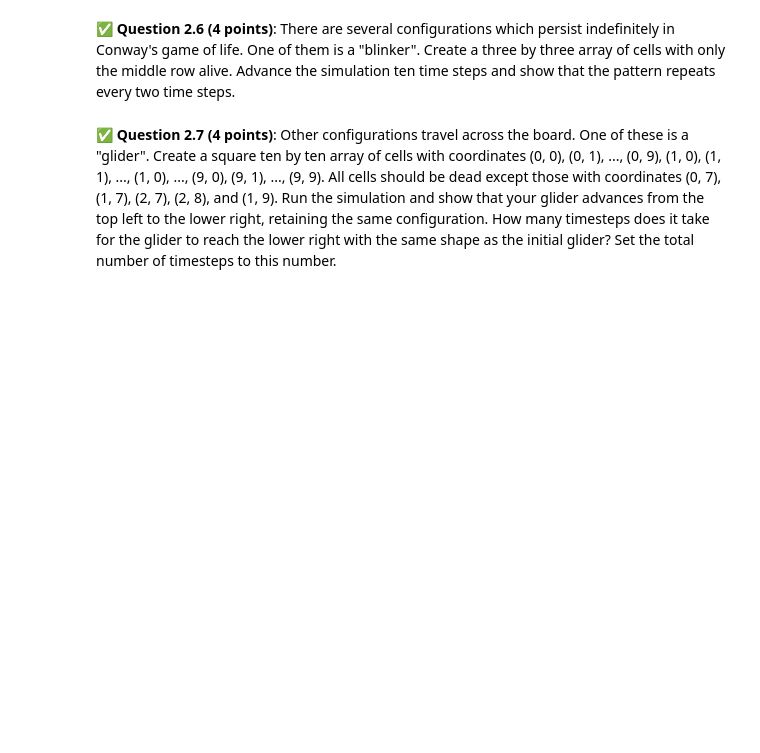
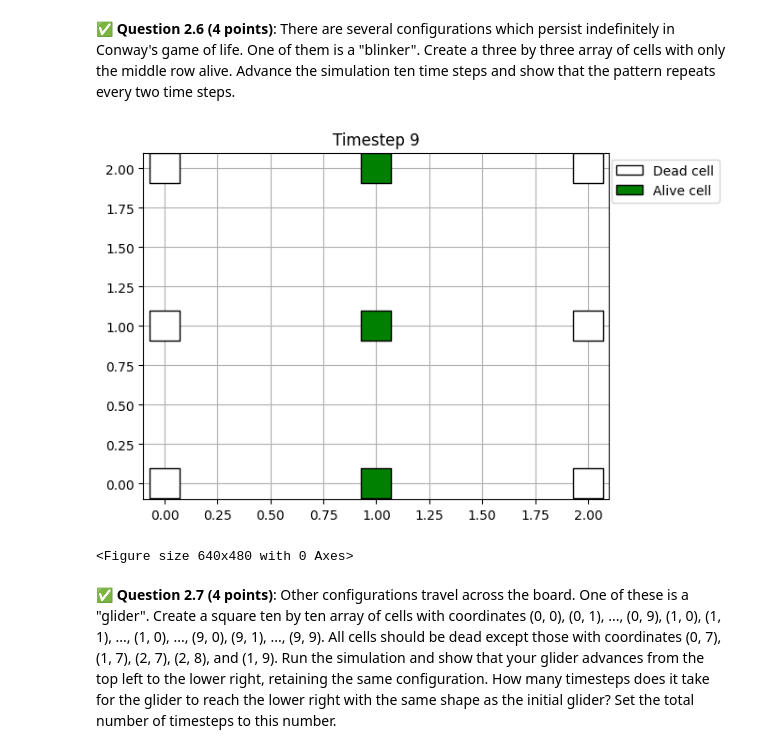
Before and after one commit to ryanc2525/CMSE202-f25-turnin, a Jupyter notebook: hw-02/HW-02_ABMandGraphTheory-RyanCampbell.ipynb, the cells around one changed output. Drawn from its saved outputs; the diff is of its cells as text; code cells hidden in the pictures; blank space fills up the shorter version.

```diff
--- a/hw-02/HW-02_ABMandGraphTheory-RyanCampbell.ipynb
+++ b/hw-02/HW-02_ABMandGraphTheory-RyanCampbell.ipynb
@@ -88,21 +88,21 @@ class Cell:
 
     def is_alive(self):
         """Returns True if the cell is alive, else returns False."""
-        pass  # Your code here.
+        return self.alive
 
     def kill(self):
         """Sets the Cell's alive attribute to False. Does not return a value."""
-        pass  # Your code here.
+        self.alive = False
 
     def live(self):
         """Sets the Cell's alive attribute to True. Does not return a value."""
-        pass  # Your code here.
+        self.alive = True
 
     def copy(self):
         """Returns a copy of the Cell - that is, returns a new Cell with the
         same x, y, and alive attributes.
         """
-        pass  # Your code here.
+        return Cell(self.x, self.y, self.alive)
 
     def has_same_location(self, other):
         """Returns True if the other Cell has the same location as this Cell, else returns False.
@@ -110,7 +110,7 @@ class Cell:
         Args:
             other (Cell): The other Cell to compare locations with.
         """
-        pass  # Your code here.
+        return self.x == other.x and self.y == other.y
 
     def __eq__(self, other):
         """Returns True if the other Cell is equal to this cell, else returns False.
@@ -120,7 +120,7 @@ class Cell:
         Args:
             other (Cell): The other Cell to check equality with.
         """
-        pass  # Your code here.
+        return self.x == other.x and self.y == other.y and self.alive == other.alive
 
     def __repr__(self):
         """Returns a representation of the cell, useful for printing/displaying
@@ -338,2 +379,23 @@ for t in range(32 + 1):
+# %%
+# Your code here.
+
+cells = []
+for x in range(3):
+    for y in range(3):
+        alive = (y == 1)
+        cells.append(Cell(x, y, alive))
+board = Board(cells)
+fig, ax = plt.subplots()
+for t in range(10):
+    plt.title(f"Timestep {t}")
+    board.show()
+    clear_output(wait=True)
+    display(fig)
+    fig.clear()
+    board.run()
+    time.sleep(0.3)
+# %% [output]
+[figure, added]
+<Figure size 640x480 with 0 Axes>
 # %% [markdown]
 &#9989; **Question 2.7 (4 points)**: Other configurations travel across the board. One of these is a "glider". Create a square ten by ten array of cells with coordinates (0, 0), (0, 1), ..., (0, 9), (1, 0), (1, 1), ..., (1, 0), ..., (9, 0), (9, 1), ..., (9, 9). All cells should be dead except those with coordinates (0, 7), (1, 7), (2, 7), (2, 8), and (1, 9). Run the simulation and show that your glider advances from the top left to the lower right, retaining the same configuration. How many timesteps does it take for the glider to reach the lower right with the same shape as the initial glider? Set the total number of timesteps to this number.
```
Also changed, not shown: parts of 14 cells of this notebook.
